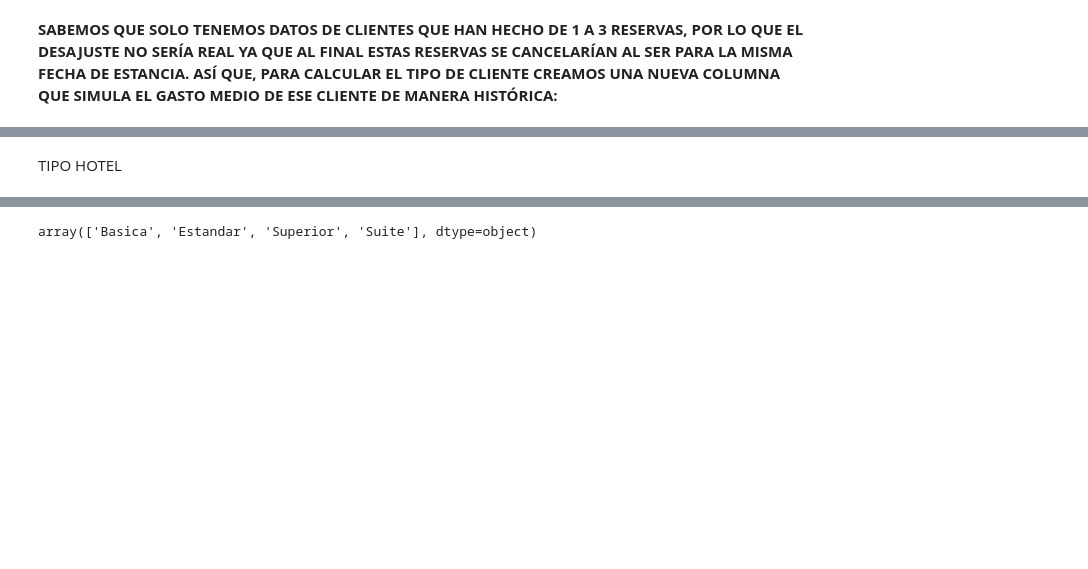
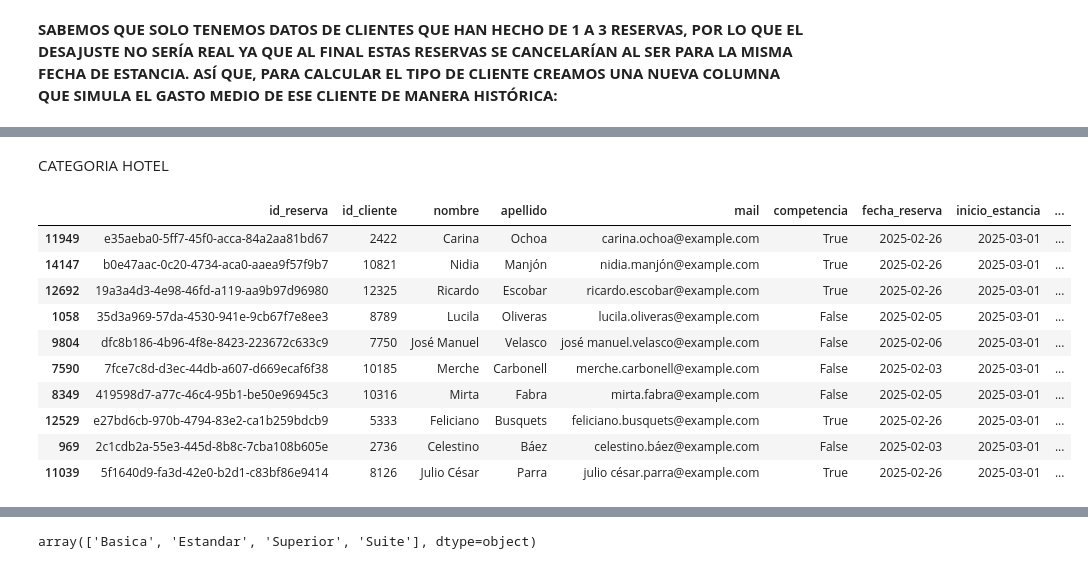
Before and after one commit to Vic4s/ETL_Hoteles, a Jupyter notebook: notebook_limpio/final_limpio.ipynb, the cells around one changed output, grey strips where cells are left out. Cells and saved outputs as stored; diff of their text form; code cells hidden in the pictures; blank space fills up the shorter version.

```diff
--- a/notebook_limpio/final_limpio.ipynb
+++ b/notebook_limpio/final_limpio.ipynb
@@ -282,2 +282,2 @@ df_final["categoria_cliente"] = pd.cut(
 # %% [markdown]
-TIPO HOTEL
+CATEGORIA HOTEL
@@ -284 +286,15 @@ TIPO HOTEL
+# %%
+df_final.sample(10)
+# %% [output]
+|  | id_reserva | id_cliente | nombre | apellido | mail | competencia | fecha_reserva | inicio_estancia | ... |
+| 11949 | e35aeba0-5ff7-45f0-acca-84a2aa81bd67 | 2422 | Carina | Ochoa | carina.ochoa@example.com | True | 2025-02-26 | 2025-03-01 | ... |
+| 14147 | b0e47aac-0c20-4734-aca0-aaea9f57f9b7 | 10821 | Nidia | Manjón | nidia.manjón@example.com | True | 2025-02-26 | 2025-03-01 | ... |
+| 12692 | 19a3a4d3-4e98-46fd-a119-aa9b97d96980 | 12325 | Ricardo | Escobar | ricardo.escobar@example.com | True | 2025-02-26 | 2025-03-01 | ... |
+| 1058 | 35d3a969-57da-4530-941e-9cb67f7e8ee3 | 8789 | Lucila | Oliveras | lucila.oliveras@example.com | False | 2025-02-05 | 2025-03-01 | ... |
+| 9804 | dfc8b186-4b96-4f8e-8423-223672c633c9 | 7750 | José Manuel | Velasco | josé manuel.velasco@example.com | False | 2025-02-06 | 2025-03-01 | ... |
+| 7590 | 7fce7c8d-d3ec-44db-a607-d669ecaf6f38 | 10185 | Merche | Carbonell | merche.carbonell@example.com | False | 2025-02-03 | 2025-03-01 | ... |
+| 8349 | 419598d7-a77c-46c4-95b1-be50e96945c3 | 10316 | Mirta | Fabra | mirta.fabra@example.com | False | 2025-02-05 | 2025-03-01 | ... |
+| 12529 | e27bd6cb-970b-4794-83e2-ca1b259bdcb9 | 5333 | Feliciano | Busquets | feliciano.busquets@example.com | True | 2025-02-26 | 2025-03-01 | ... |
+| 969 | 2c1cdb2a-55e3-445d-8b8c-7cba108b605e | 2736 | Celestino | Báez | celestino.báez@example.com | False | 2025-02-03 | 2025-03-01 | ... |
+| 11039 | 5f1640d9-fa3d-42e0-b2d1-c83bf86e9414 | 8126 | Julio César | Parra | julio césar.parra@example.com | True | 2025-02-26 | 2025-03-01 | ... |
 # %%
```
Also changed, not shown: parts of 47 cells of this notebook, 8 other files.
